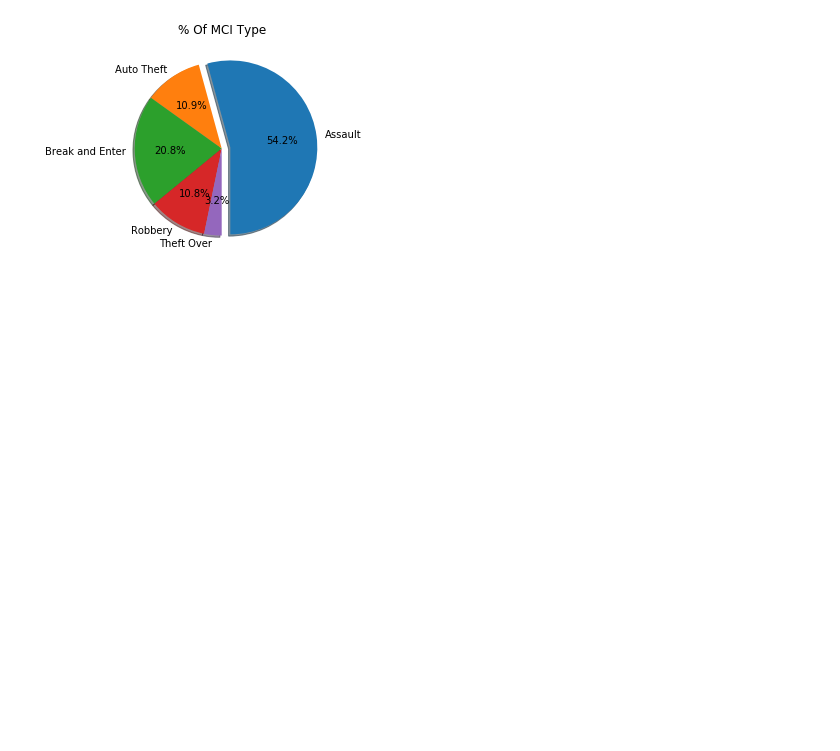
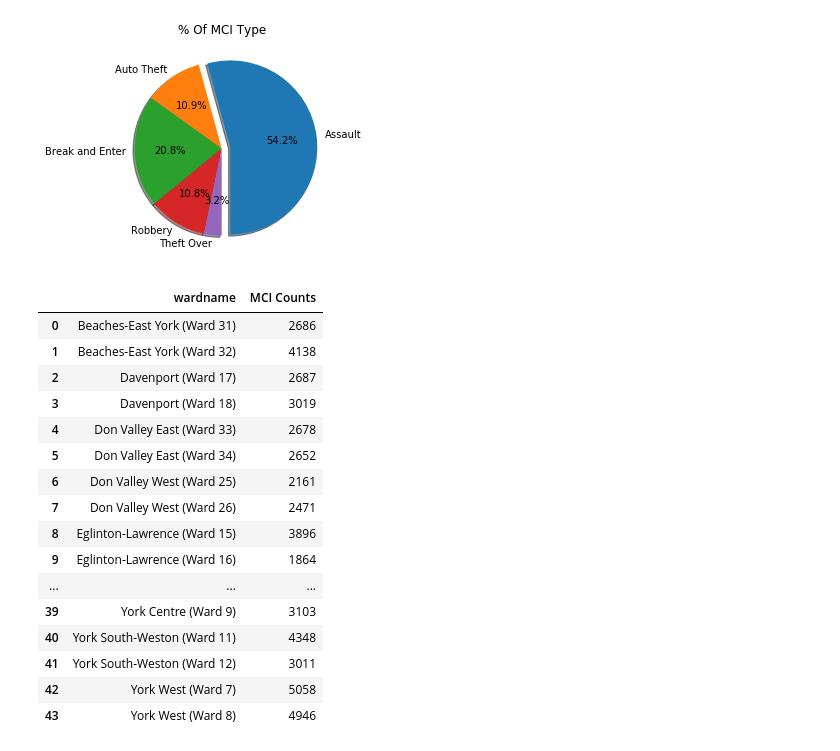
Before and after one commit to iragomez68/project-three-amigos-mci, a Jupyter notebook: MCI_Analysis.ipynb, the cells around one changed output. Saved outputs shown, nothing was run; the diff lists cells and outputs as text; code cells hidden in the pictures; blank space fills up the shorter version.

```diff
--- a/MCI_Analysis.ipynb
+++ b/MCI_Analysis.ipynb
@@ -255,3 +258,24 @@ plt.savefig('Resources/Crime Break down.png')
 plt.show()
 # %% [output]
 [figure]
+# %%
+top_df=MCI_df.groupby(["wardname"])["ObjectId"].agg([("MCI Counts","count")]).reset_index(None)
+top_df
+# %% [output]
+|  | wardname | MCI Counts |
+| 0 | Beaches-East York (Ward 31) | 2686 |
+| 1 | Beaches-East York (Ward 32) | 4138 |
+| 2 | Davenport (Ward 17) | 2687 |
+| 3 | Davenport (Ward 18) | 3019 |
+| 4 | Don Valley East (Ward 33) | 2678 |
+| 5 | Don Valley East (Ward 34) | 2652 |
+| 6 | Don Valley West (Ward 25) | 2161 |
+| 7 | Don Valley West (Ward 26) | 2471 |
+| 8 | Eglinton-Lawrence (Ward 15) | 3896 |
+| 9 | Eglinton-Lawrence (Ward 16) | 1864 |
+| ... | ... | ... |
+| 39 | York Centre (Ward 9) | 3103 |
+| 40 | York South-Weston (Ward 11) | 4348 |
+| 41 | York South-Weston (Ward 12) | 3011 |
+| 42 | York West (Ward 7) | 5058 |
+| 43 | York West (Ward 8) | 4946 |
```
Also changed, not shown: parts of 5 cells of this notebook, 1 other file.
